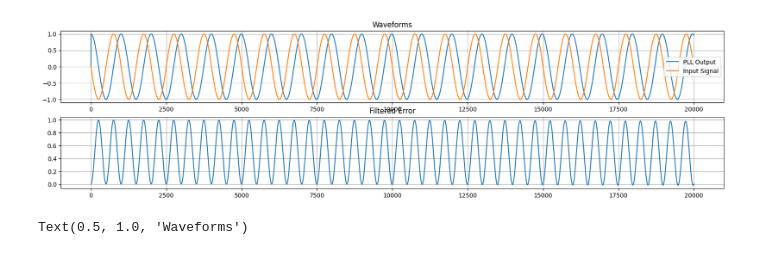
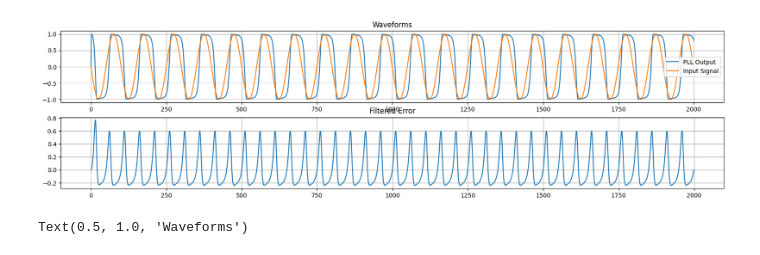
Before and after one commit to stevester94/notebooks, a Jupyter notebook: PLL.ipynb, the cells around one changed output. Cells and saved outputs as stored; diff of their text form; code cells hidden in the pictures.

```diff
--- a/PLL.ipynb
+++ b/PLL.ipynb
@@ -86,7 +86,7 @@ K_p = 0.2667
 K_i = 0.0178
 K_0 = 1
 
-fs = 10000
+fs = 1000
 duration_secs = 2
 t = np.linspace(0,duration_secs, int(duration_secs*fs))
 
@@ -105,34 +105,34 @@ pll = PhaseLockedLoop( K_i, K_p, K_0, 10, fs )
 for n in range(len(t)):
     _cos_out, _sin_out, _e_D = pll.proc( in_sig[n] )
 
     cos_out.append( _cos_out )
     e_D.append( _e_D )
 
 
 
 # Create a Figure
 fig = plt.figure()
 fig.set_figheight(10)
 fig.set_figwidth(20)
 
 # Set up Axes
 ax1 = fig.add_subplot(411)
 ax1.plot(cos_out, label='PLL Output')
 plt.grid()
 ax1.plot(in_sig, label='Input Signal')
 plt.legend()
 ax1.set_title('Waveforms')
 
 # Show the plot
 #plt.show()
 
 ax2 = fig.add_subplot(412)
 ax2.plot( e_D )
 plt.grid()
 ax2.set_title('Filtered Error')
 plt.show()
 # %% [output]
-[figure, old version]
+[figure, new version]
 # %%
 # OK, what does the phase detector do?
 
```
